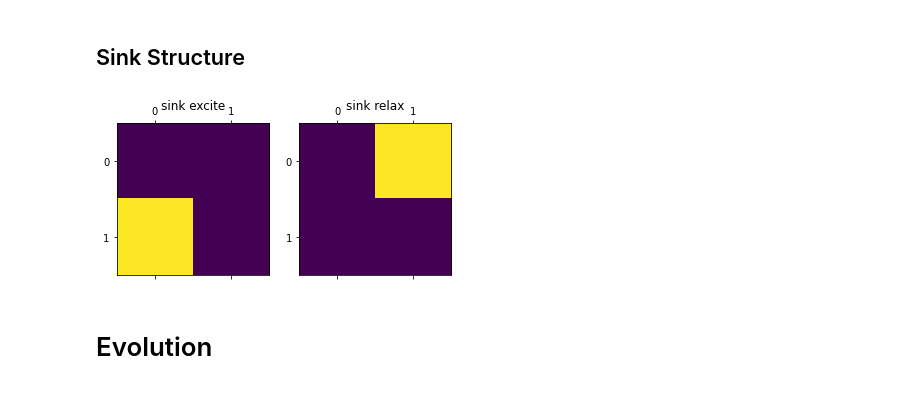
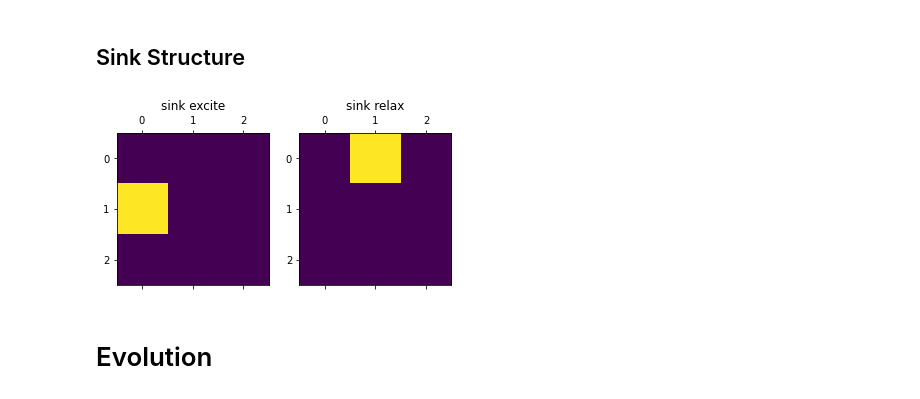
Before and after one commit to ZhengKeli/BraAndKet, a Jupyter notebook: example2_dark_state_sink.ipynb, the cells around one changed output. Saved outputs shown, nothing was run; the diff lists cells and outputs as text; code cells hidden in the pictures.

```diff
--- a/example2_dark_state_sink.ipynb
+++ b/example2_dark_state_sink.ipynb
@@ -39,23 +39,23 @@ plt.show()
 # %% [markdown]
 ## Sink Structure
 # %%
-sink = bnk.HSpace(2,'sink')
+sink = bnk.HSpace(3,'sink')
 
 sink_excite = sink.eigenstate(1) @ sink.eigenstate(0).ct
 sink_relax = sink_excite.ct
 
 
 plt.subplot(1, 2, 1)
 plt.matshow(sink_excite.flattened_values, 0)
 plt.title("sink excite")
 
 plt.subplot(1, 2, 2)
 plt.matshow(sink_relax.flattened_values, 0)
 plt.title("sink relax")
 
 plt.show()
 # %% [output]
-[figure, old version]
+[figure, new version]
 # %% [markdown]
 # Evolution
 # %% [markdown]
```
Also changed, not shown: parts of 8 cells of this notebook, 4 other files.
